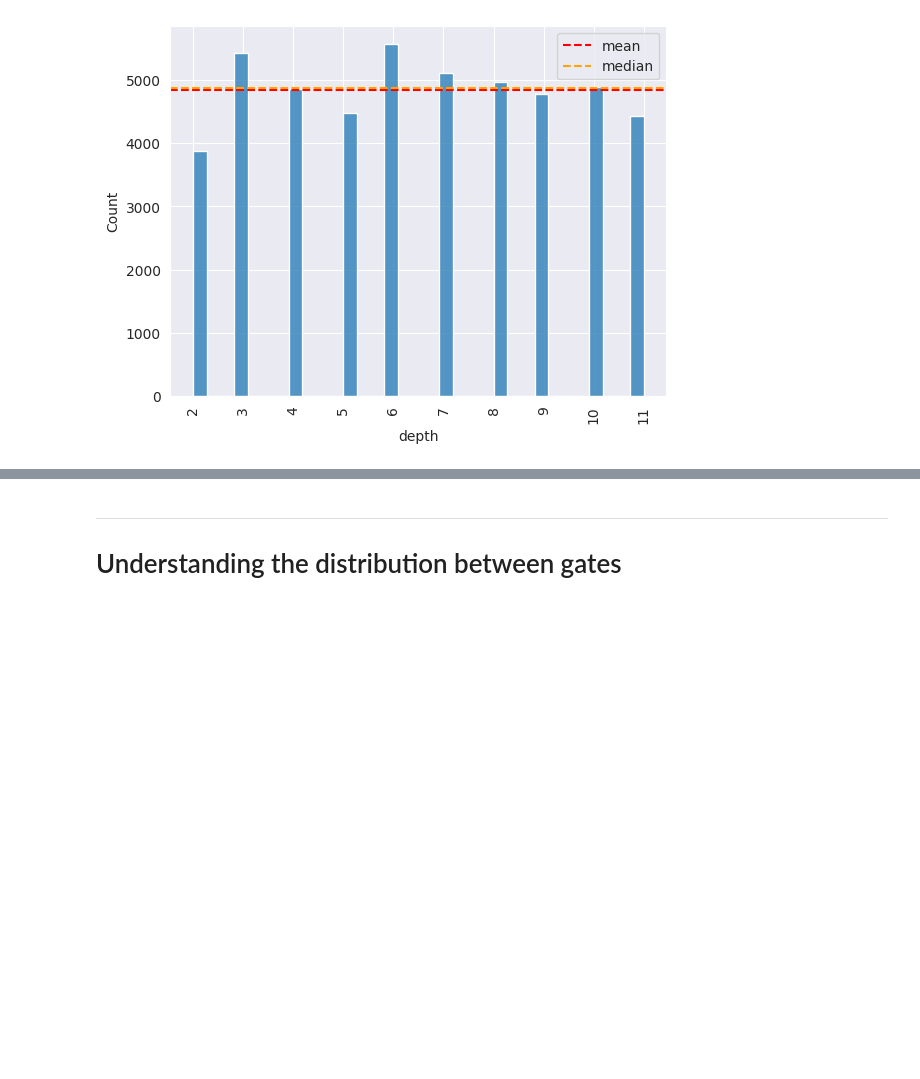
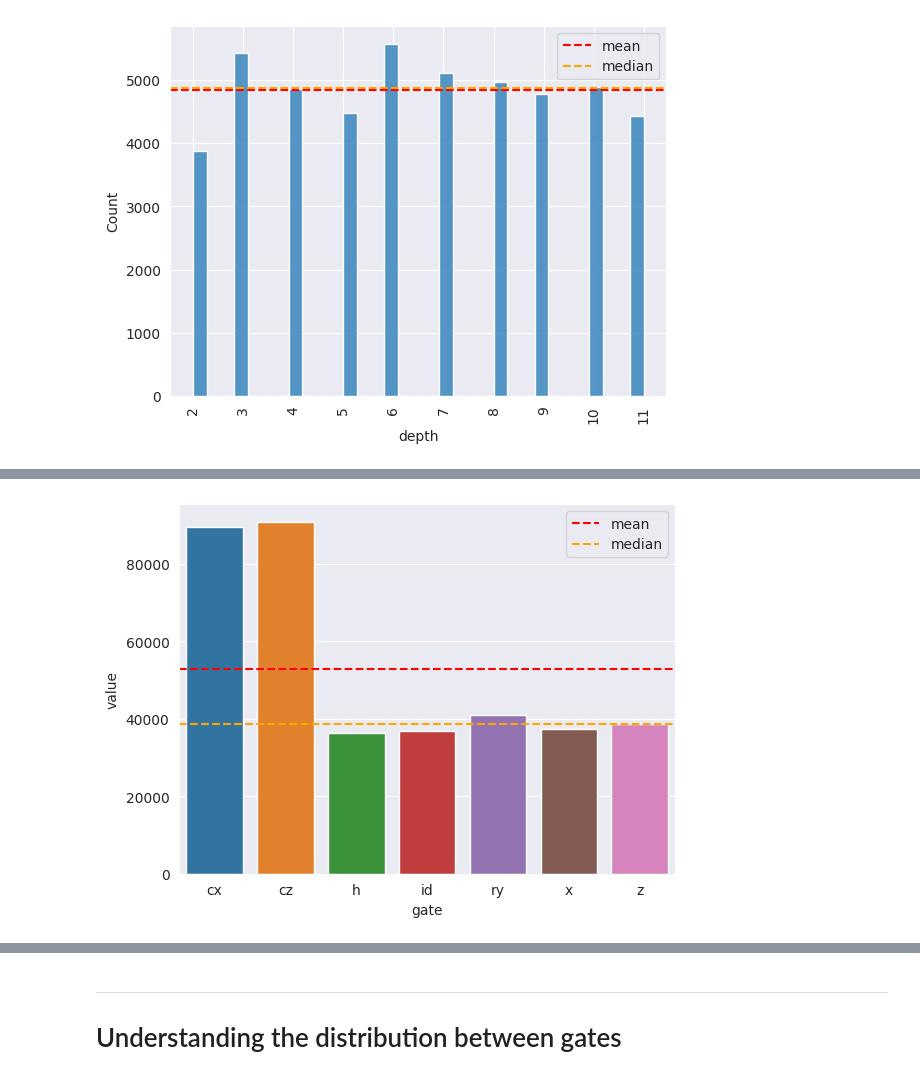
Before and after one commit to Dpbm/qcop, a Jupyter notebook: notebooks/data-analysis.ipynb, the cells around one changed output, grey strips where cells are left out. Drawn from its saved outputs; the diff is of its cells as text; code cells hidden in the pictures; blank space fills up the shorter version.

```diff
--- a/notebooks/data-analysis.ipynb
+++ b/notebooks/data-analysis.ipynb
@@ -232,0 +271,4 @@ depth_dist(cut_df)
+# %%
+gates_distribution(cut_df)
+# %% [output]
+[figure, added]
```
Also changed, not shown: parts of 15 cells of this notebook, 3 other files.
